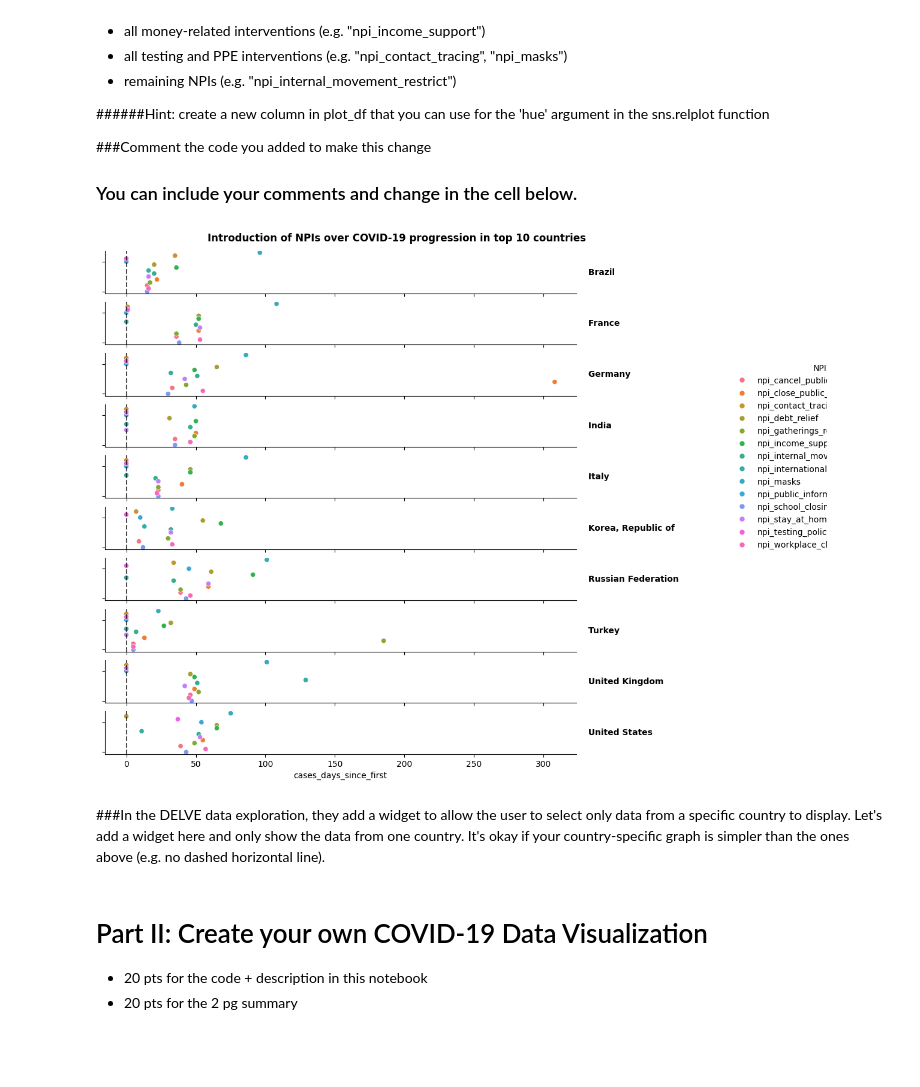
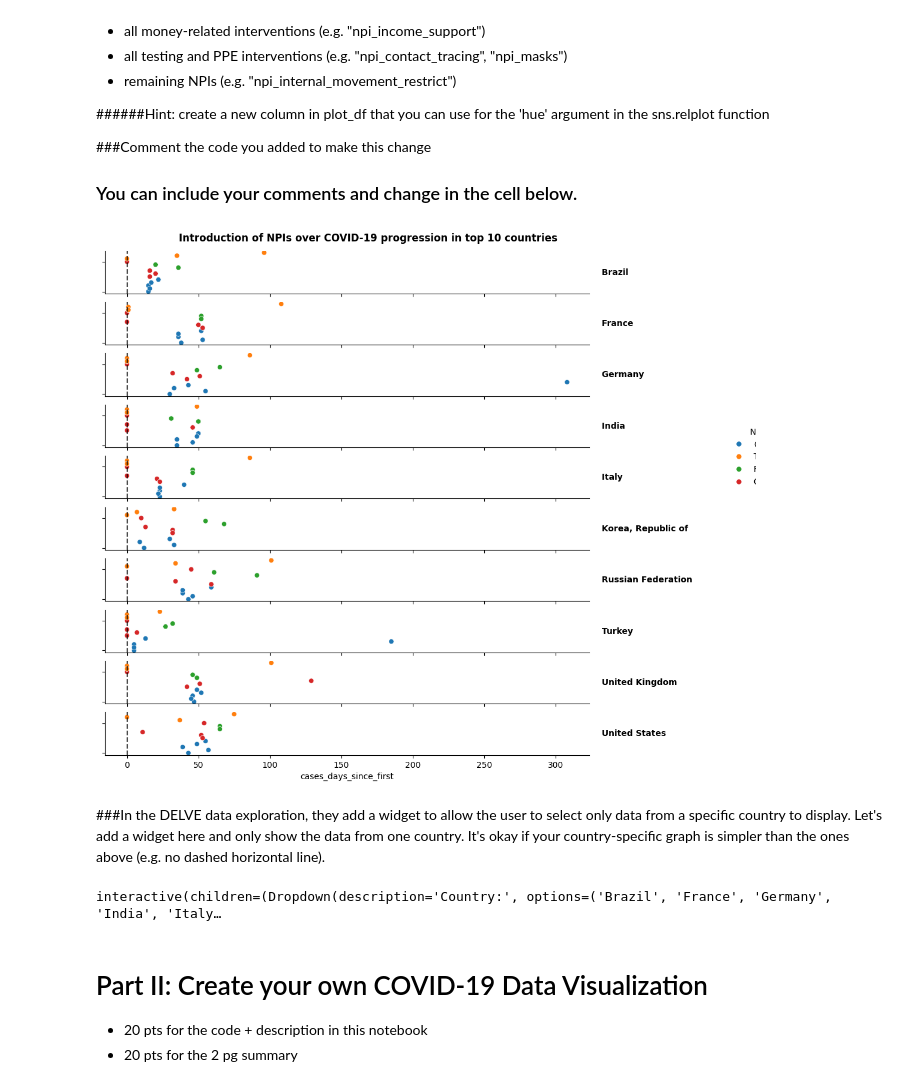
Before and after one commit to Haoliang04/JSC270, a Jupyter notebook: JSC270_2025_Assignment1.ipynb, the cells around one changed output. Drawn from its saved outputs; the diff is of its cells as text; code cells hidden in the pictures; blank space fills up the shorter version.

```diff
--- a/JSC270_2025_Assignment1.ipynb
+++ b/JSC270_2025_Assignment1.ipynb
@@ -108,6 +108,20 @@ npis = [
         'npi_contact_tracing',
         'npi_masks',
 ]
+
+## Create a list of index that contains 10 names in 'country_name' which has highest value in 'case_total'.
+countries = df.groupby('country_name').cases_total.max().nlargest(10).index
+
+## Create a new dataframe plot_df to include any rows which 'country_name' is in countries and only take 16 columns in the 'country_name', 'cases_days_since_first' and list npis.
+## Then take 'country_name' and 'cases_days_since_first' as identifier variables, while all other columns are unpivoted to the row axis and set thier name to NPI.
+plot_df = df[df.country_name.isin(countries)][['country_name', 'cases_days_since_first'] + npis].melt(id_vars=['country_name', 'cases_days_since_first'], var_name='NPI')
+
+## Sort the plot_df by 'country_name' and 'cases_days_since_first'.
+plot_df = plot_df.sort_values(['country_name', 'cases_days_since_first'])
+
+## Select any rows which 'value' is greater than 0 and group by 'country_name' and 'NPI', while the 'country_name' and 'NPI' columns stay as normal columns.
+## Then find the the minimum value of 'cases_days_since_first' and 'value'.
+plot_df = plot_df[plot_df['value'] > 0].groupby(['country_name', 'NPI'], as_index=False).min()
 
 ## New code for npi categories ##
 ## Create a dictionary to classify 4 types.
@@ -132,29 +146,15 @@ npi_categories = {
 plot_df['NPI_Category'] = plot_df['NPI'].map(npi_categories)
 ## End ##
 
-## Create a list of index that contains 10 names in 'country_name' which has highest value in 'case_total'.
-countries = df.groupby('country_name').cases_total.max().nlargest(10).index
+## Add a column to plot_df which replaces the npi name with its enumerated index value.
+plot_df['value'] = plot_df.NPI.map({npi: i for i, npi in enumerate(npis)})
 
-## Create a new dataframe plot_df to include any rows which 'country_name' is in countries and only take 16 columns in the 'country_name', 'cases_days_since_first' and list npis.
-## Then take 'country_name' and 'cases_days_since_first' as identifier variables, while all other columns are unpivoted to the row axis and set thier name to NPI.
-plot_df = df[df.country_name.isin(countries)][['country_name', 'cases_days_since_first'] + npis].melt(id_vars=['country_name', 'cases_days_since_first'], var_name='NPI')
-
-## Sort the plot_df by 'country_name' and 'cases_days_since_first'.
-plot_df = plot_df.sort_values(['country_name', 'cases_days_since_first'])
-
-## Select any rows which 'value' is greater than 0 and group by 'country_name' and 'NPI', while the 'country_name' and 'NPI' columns stay as normal columns.
-## Then find the the minimum value of 'cases_days_since_first' and 'value'.
-plot_df = plot_df[plot_df['value'] > 0].groupby(['country_name', 'NPI'], as_index=False).min()
-
-## Add a column to plot_df which replaces the npi name with its enumerated index value.
-# plot_df['value'] = plot_df.NPI.map({npi: i for i, npi in enumerate(npis)})
-
-## Create a scatter plot using circular markers of 'value' vs 'cases_days_since_first', seperate plot row by 'country_name', colored by 'NPI' in plot_df.
+## Create a scatter plot using circular markers of 'value' vs 'cases_days_since_first', seperate plot row by 'country_name', colored by 'NPI_Category' in plot_df.
 ## Height of each subplot is 1; Aspect ratio is 10; Titles in the margin outside subplots; Legend placed outside the figure; Removes unnecessary plot borders.
 g = sns.relplot(data=plot_df,
                 x='cases_days_since_first',
                 y='value',
-                hue='NPI',
+                hue='NPI_Category',
                 row='country_name',
                 kind='scatter',
                 height=1,
@@ -171,36 +171,70 @@ for ax in g.axes.flat:
           txt.get_text().split('=')[1],
           transform=ax.transAxes,
           va='center',
           fontweight='bold')
 
   ## Remove default facet title.
   ax.texts[0].remove()
 
   ## Remove y-axis label.
   ax.set_ylabel(None)
 
   ## Remove y-axis tick labels.
   ax.set_yticklabels([])
 
   ## Add a vertical reference line at day 0.
   ax.axvline(0, ls='--', c='k', alpha=0.7)
 
 ## Set the main title for the entire figure.
 g.fig.suptitle('Introduction of NPIs over COVID-19 progression in top 10 countries', fontweight='bold')
 
 ## Adjust the legend position to the right side of the plot.
 leg = g._legend
 leg.set_bbox_to_anchor([1.05, 0.55])
 
 ## Adjust subplot layout to make space for the title.
 plt.subplots_adjust(top=0.95)
 
 ## Display the final plot.
 plt.show()
 # %% [output]
-[figure, old version]
+[figure, new version]
 # %% [markdown]
 ###In the DELVE data exploration, they add a widget to allow the user to select only data from a specific country to display. Let's add a widget here and only show the data from one country. It's okay if your country-specific graph is simpler than the ones above (e.g. no dashed horizontal line).
+# %%
+# Create a dropdown widget for country selection
+country_dropdown = widgets.Dropdown(
+    options=plot_df['country_name'].unique(),  # Unique country names
+    description='Country:',
+    value=plot_df['country_name'].unique()[0],  # Default to the first country
+    style={'description_width': 'initial'}
+)
+
+# Function to update the plot based on the selected country
+def update_plot(selected_country):
+    country_data = plot_df[plot_df['country_name'] == selected_country]
+
+    # Create a scatter plot for the selected country
+    plt.figure(figsize=(12, 6))
+    sns.scatterplot(
+        data=country_data,
+        x='cases_days_since_first',
+        y='value',
+        hue='NPI_Category',
+        palette='tab10'
+    )
+
+    plt.title(f'NPIs Over COVID-19 Progression in {selected_country}', fontweight='bold')
+    plt.xlabel('Days Since First Case')
+    plt.ylabel('NPI Index')
+    plt.legend(title='NPI Category', bbox_to_anchor=(1.05, 1), loc='upper left')
+    plt.grid(True)
+    plt.show()
+
+# Display the widget and update the plot when a new country is selected
+widgets.interactive(update_plot, selected_country=country_dropdown)
+# %% [output]
+interactive(children=(Dropdown(description='Country:', options=('Brazil', 'France', 'Germany', 'India', 'Italy…
 # %% [markdown]
 # Part II: Create your own COVID-19 Data Visualization
 * 20 pts for the code + description in this notebook
```
